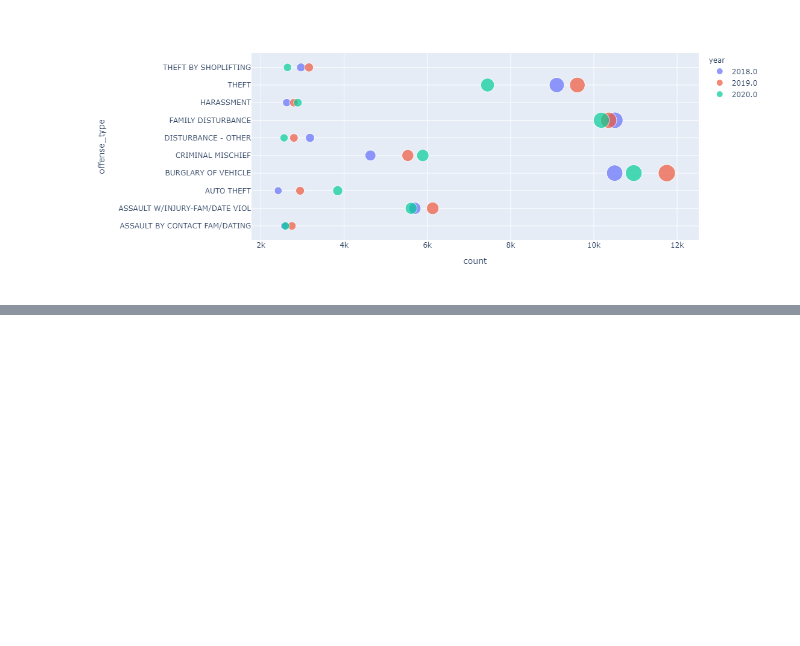
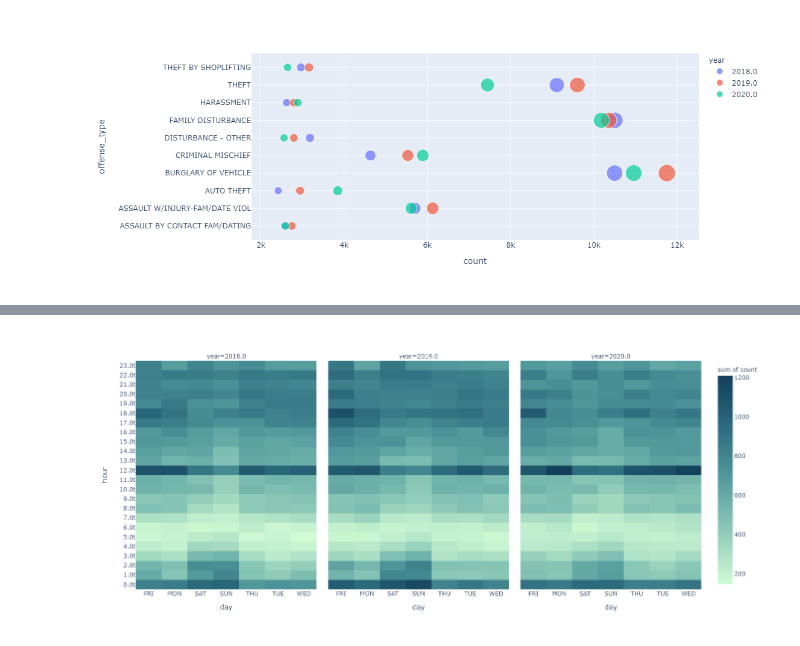
Before and after one commit to DonnieData/austin_crime_EDA, a Jupyter notebook: data_extract_visualizations/visualizations.ipynb, the cells around one changed output, grey strips where cells are left out. Saved outputs shown, nothing was run; the diff lists cells and outputs as text; code cells hidden in the pictures; blank space fills up the shorter version.

```diff
--- a/data_extract_visualizations/visualizations.ipynb
+++ b/data_extract_visualizations/visualizations.ipynb
@@ -97,0 +124,11 @@ fig.show()
+# %%
+all_crime_day = pd.read_csv('all_crime_day.csv')
+# %%
+all_crime_day['hour'] = all_crime_day['hour'].astype(str)
+all_crime_day['hour'] = all_crime_day['hour'].apply(lambda x: x +''+'t')
+# %%
+fig = px.density_heatmap(all_crime_day, x='day', y='hour',z='count', facet_col='year',nbinsy=24, color_continuous_scale='Darkmint',height=600);
+fig.update_layout(yaxis_nticks=24);
+fig.show();
+# %% [output]
+[figure, added]
```
Also changed, not shown: parts of 11 cells of this notebook, 7 other files.
